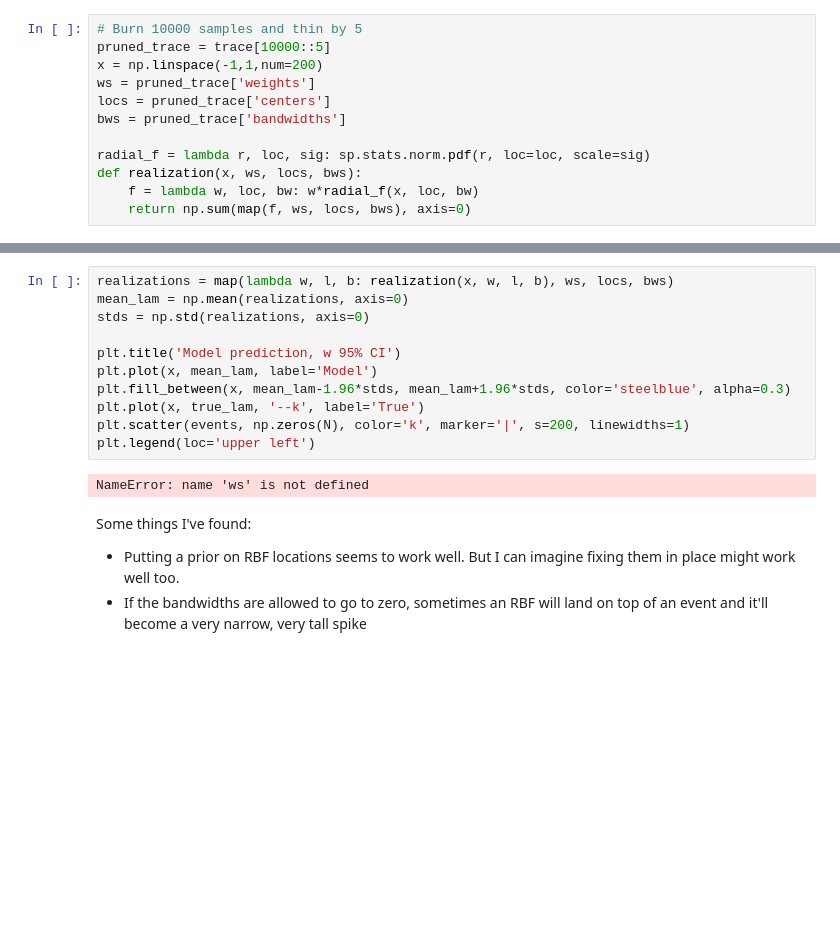
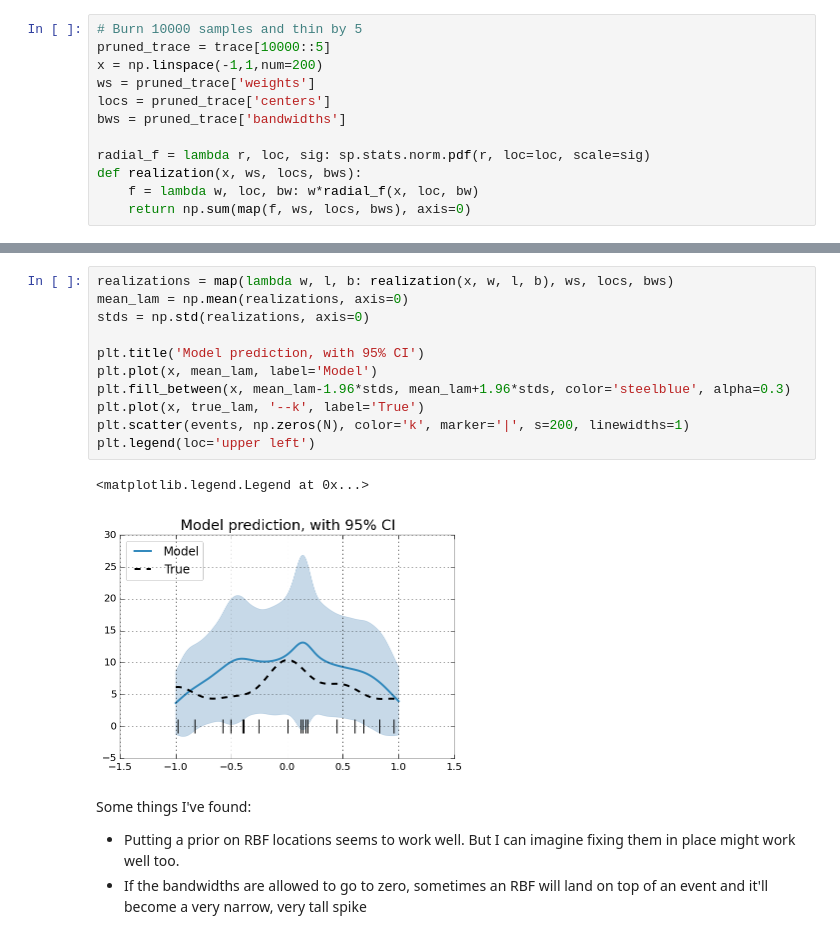
Before and after one commit to mcleonard/wm_paper, a Jupyter notebook: Radial basis poisson process.ipynb, the cells around one changed output, grey strips where cells are left out. Drawn from its saved outputs; the diff is of its cells as text; blank space fills up the shorter version.

Commit message:
Changed the final plot to have the 95% CI.

```diff
--- a/Radial basis poisson process.ipynb
+++ b/Radial basis poisson process.ipynb
@@ -129,16 +131,17 @@ plt.legend()
 # %%
 realizations = map(lambda w, l, b: realization(x, w, l, b), ws, locs, bws)
 mean_lam = np.mean(realizations, axis=0)
 stds = np.std(realizations, axis=0)
 
-plt.title('Model prediction, w 95% CI')
+plt.title('Model prediction, with 95% CI')
 plt.plot(x, mean_lam, label='Model')
 plt.fill_between(x, mean_lam-1.96*stds, mean_lam+1.96*stds, color='steelblue', alpha=0.3)
 plt.plot(x, true_lam, '--k', label='True')
 plt.scatter(events, np.zeros(N), color='k', marker='|', s=200, linewidths=1)
 plt.legend(loc='upper left')
 # %% [output]
-NameError: name 'ws' is not defined
+<matplotlib.legend.Legend at 0x...>
+[figure, added]
 # %% [markdown]
 Some things I've found:
 * Putting a prior on RBF locations seems to work well. But I can imagine fixing them in place might work well too.
```
Also changed, not shown: parts of 3 cells of this notebook.
